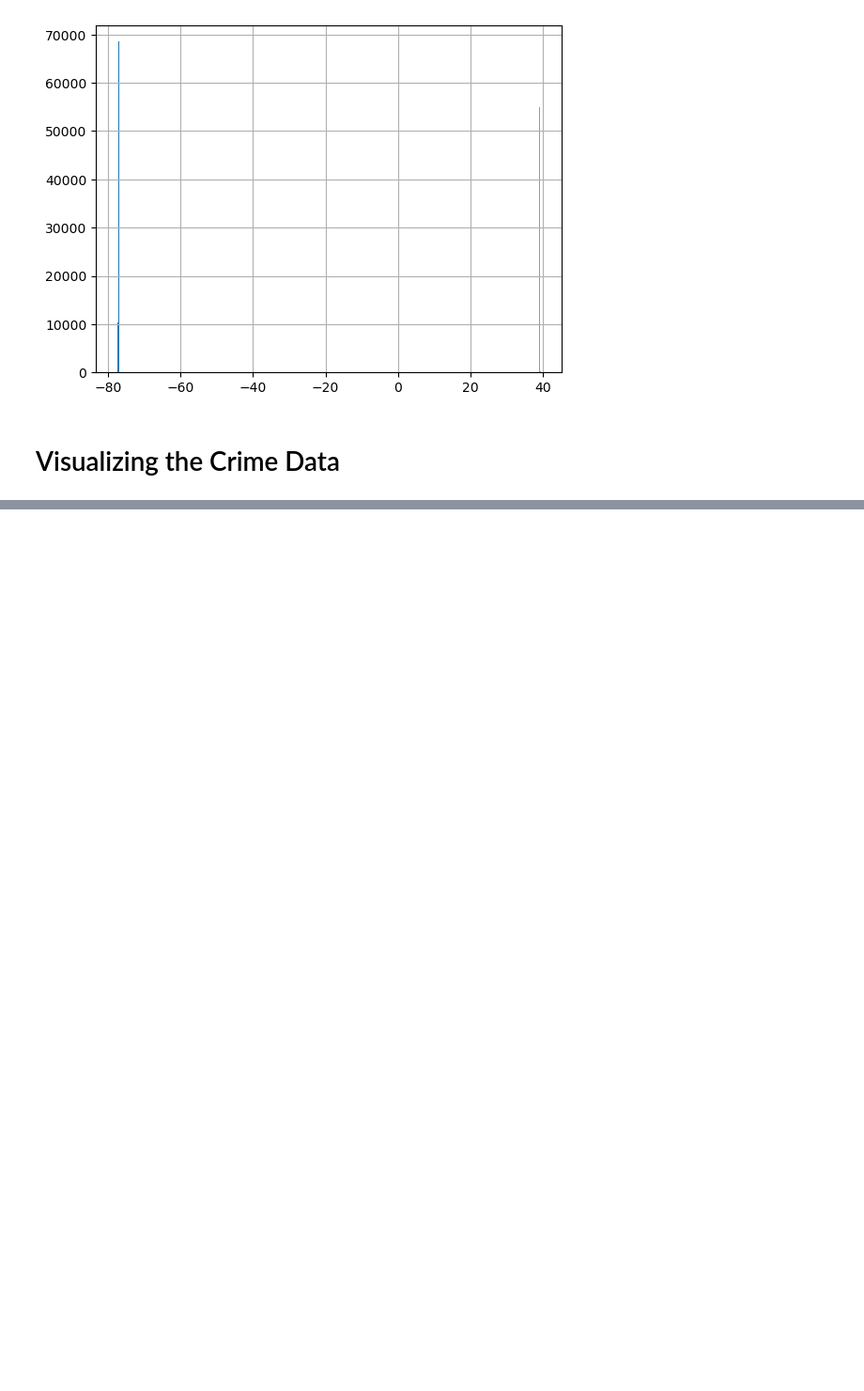
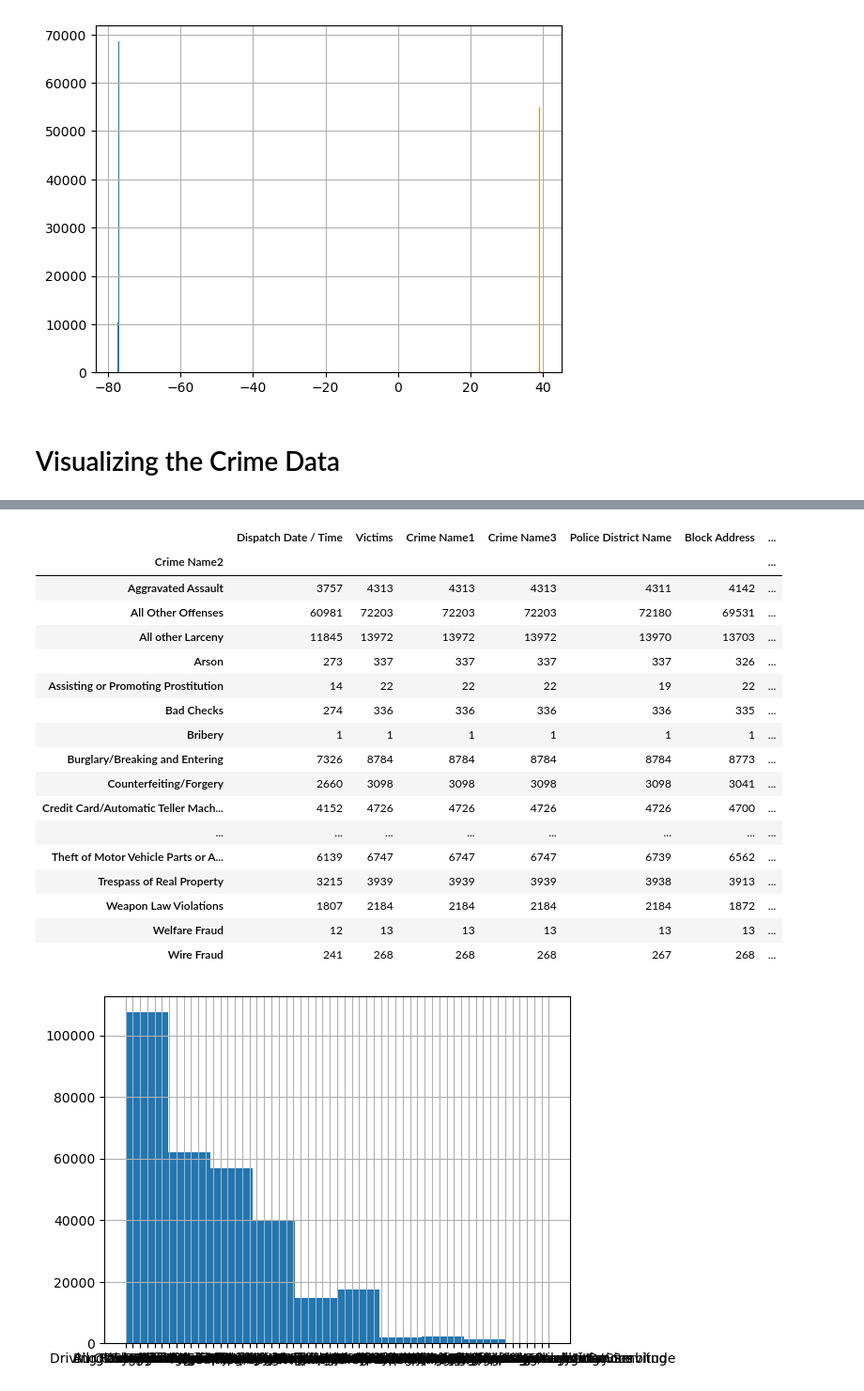
Before and after one commit to Shawon046/Crime-Prediction-for-Montgomery-County, a Jupyter notebook: crime predictor.ipynb, the cells around one changed output, grey strips where cells are left out. Shown at 94% size. Drawn from its saved outputs; the diff is of its cells as text; code cells hidden in the pictures; blank space fills up the shorter version.

```diff
--- a/crime predictor.ipynb
+++ b/crime predictor.ipynb
@@ -146,0 +159,25 @@ plt.savefig('Crime Heat Map for Location')
+# %%
+#geo_df['Crime Name1'].hist()
+geo_df['Crime Name2'].hist()
+geo_df.groupby('Crime Name2').count()
+#geo_df['Latitude'].hist()
+# %% [output]
+|  | Dispatch Date / Time | Victims | Crime Name1 | Crime Name3 | Police District Name | Block Address | ... |
+| Crime Name2 |  |  |  |  |  |  | ... |
+| Aggravated Assault | 3757 | 4313 | 4313 | 4313 | 4311 | 4142 | ... |
+| All Other Offenses | 60981 | 72203 | 72203 | 72203 | 72180 | 69531 | ... |
+| All other Larceny | 11845 | 13972 | 13972 | 13972 | 13970 | 13703 | ... |
+| Arson | 273 | 337 | 337 | 337 | 337 | 326 | ... |
+| Assisting or Promoting Prostitution | 14 | 22 | 22 | 22 | 19 | 22 | ... |
+| Bad Checks | 274 | 336 | 336 | 336 | 336 | 335 | ... |
+| Bribery | 1 | 1 | 1 | 1 | 1 | 1 | ... |
+| Burglary/Breaking and Entering | 7326 | 8784 | 8784 | 8784 | 8784 | 8773 | ... |
+| Counterfeiting/Forgery | 2660 | 3098 | 3098 | 3098 | 3098 | 3041 | ... |
+| Credit Card/Automatic Teller Mach... | 4152 | 4726 | 4726 | 4726 | 4726 | 4700 | ... |
+| ... | ... | ... | ... | ... | ... | ... | ... |
+| Theft of Motor Vehicle Parts or A... | 6139 | 6747 | 6747 | 6747 | 6739 | 6562 | ... |
+| Trespass of Real Property | 3215 | 3939 | 3939 | 3939 | 3938 | 3913 | ... |
+| Weapon Law Violations | 1807 | 2184 | 2184 | 2184 | 2184 | 1872 | ... |
+| Welfare Fraud | 12 | 13 | 13 | 13 | 13 | 13 | ... |
+| Wire Fraud | 241 | 268 | 268 | 268 | 267 | 268 | ... |
+[figure, added]
```
Also changed, not shown: parts of 2 cells of this notebook, 1 other file.
